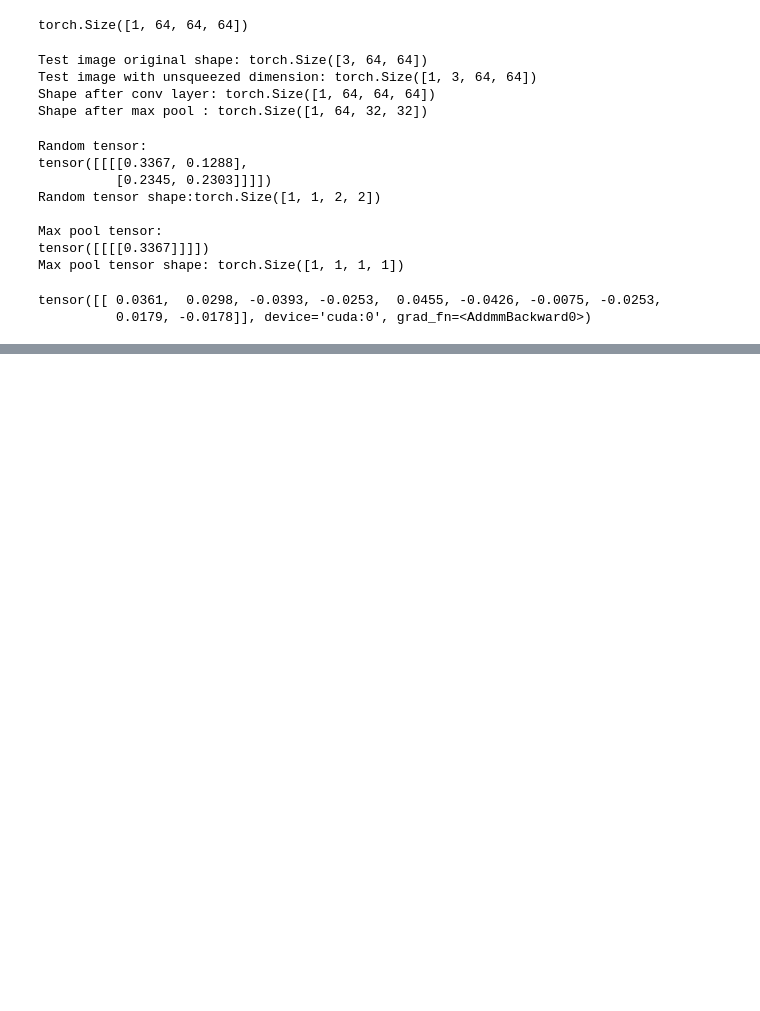
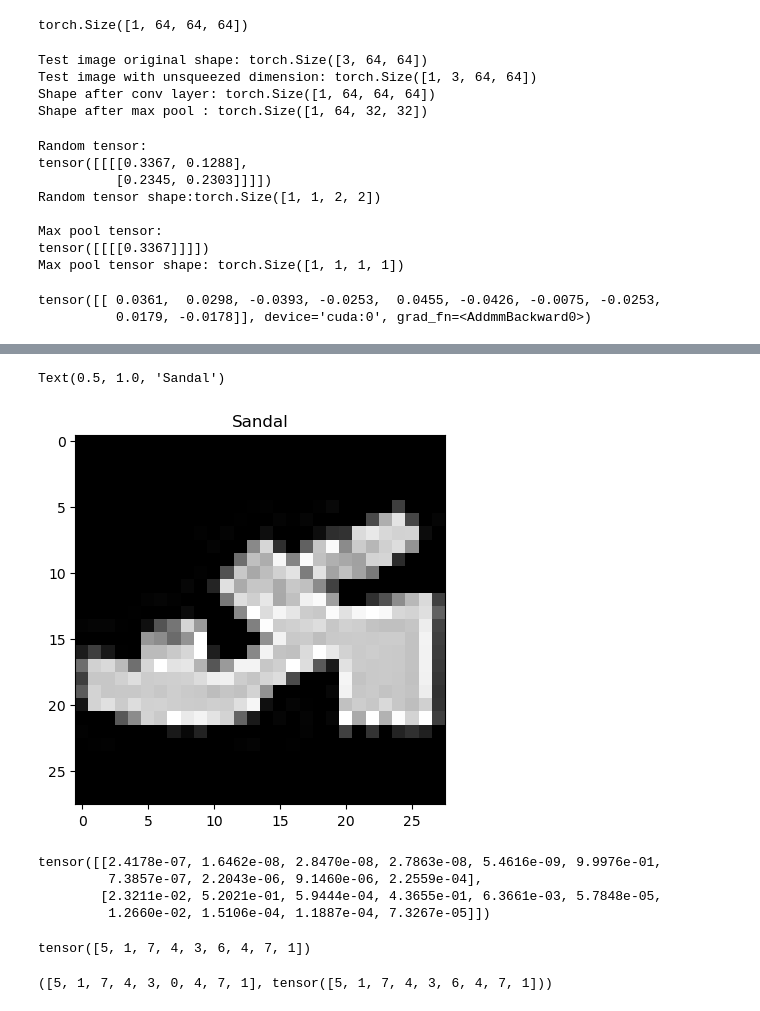
Before and after one commit to Sadkakgedik/PyTorch-Practices, a Jupyter notebook: cnn&cv_02.ipynb, the cells around one changed output, grey strips where cells are left out. Drawn from its saved outputs; the diff is of its cells as text; code cells hidden in the pictures; blank space fills up the shorter version.

```diff
--- a/cnn&cv_02.ipynb
+++ b/cnn&cv_02.ipynb
@@ -434,0 +475,29 @@ Text(0.5, 0, 'model')
+# %%
+plt.imshow(test_samples[0].squeeze(dim=0),cmap="gray")
+plt.title(class_names[test_labels[0]])
+# %% [output]
+Text(0.5, 1.0, 'Sandal')
+[figure, added]
+# %%
+# Make predictions
+pred_probs=make_predictions(model=model_2,
+                            data=test_samples,
+                            device=device)
+
+#View first two prediction probabilities
+pred_probs[:2]
+# %% [output]
+tensor([[2.4178e-07, 1.6462e-08, 2.8470e-08, 2.7863e-08, 5.4616e-09, 9.9976e-01,
+         7.3857e-07, 2.2043e-06, 9.1460e-06, 2.2559e-04],
+        [2.3211e-02, 5.2021e-01, 5.9444e-04, 4.3655e-01, 6.3661e-03, 5.7848e-05,
+         1.2660e-02, 1.5106e-04, 1.1887e-04, 7.3267e-05]])
+# %%
+pred_classes = pred_probs.argmax(dim=1)
+pred_classes
+# %% [output]
+tensor([5, 1, 7, 4, 3, 6, 4, 7, 1])
+# %%
+# Are our predictions in the same form as our test labels?
+test_labels, pred_classes
+# %% [output]
+([5, 1, 7, 4, 3, 0, 4, 7, 1], tensor([5, 1, 7, 4, 3, 6, 4, 7, 1]))
```
Also changed, not shown: parts of 10 cells of this notebook.
